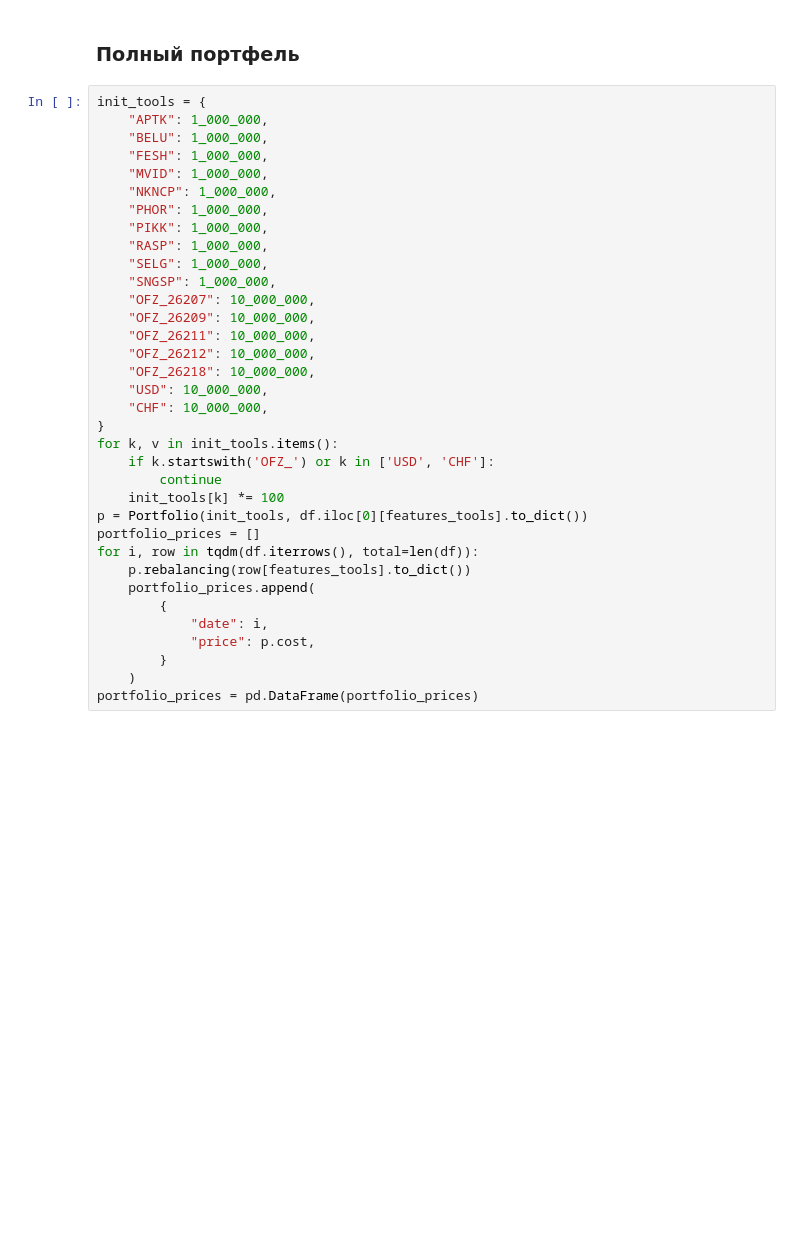
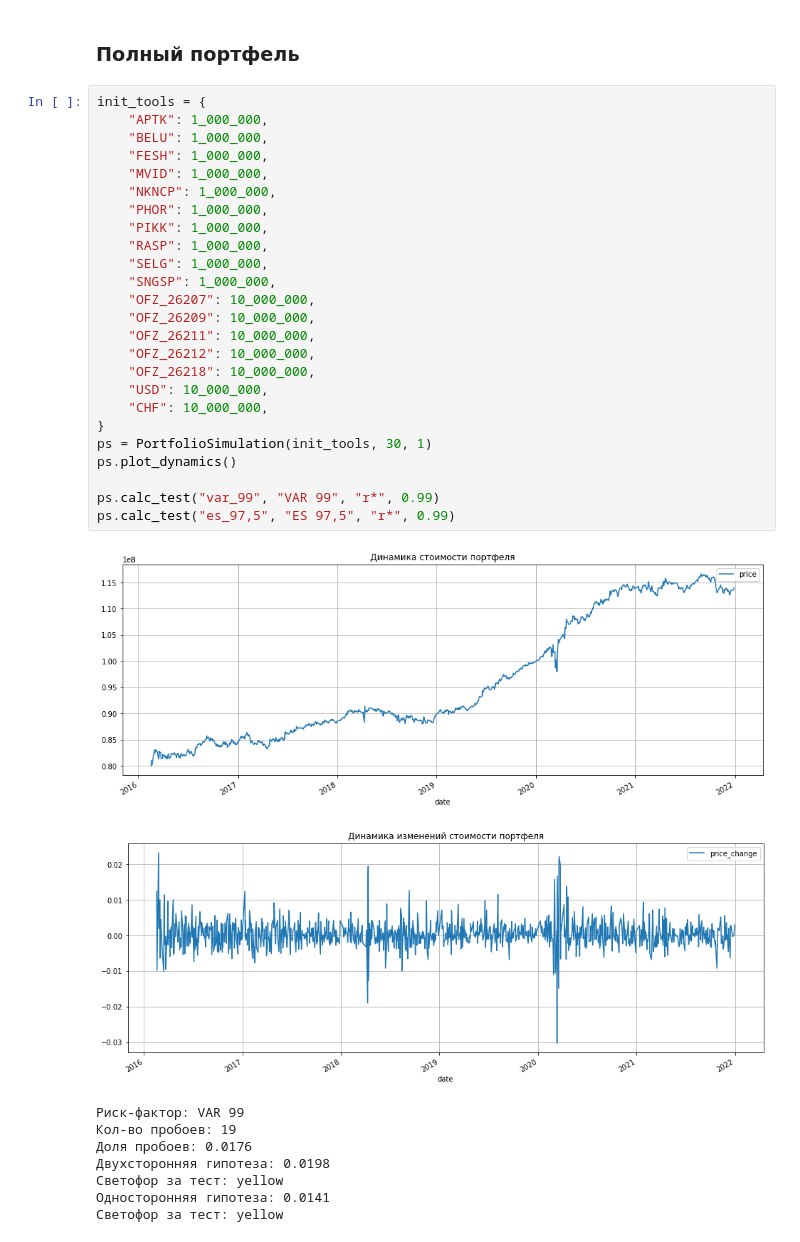
Before and after one commit to goo-goo-goo-joob/hse_market_risk, a Jupyter notebook: 05_backtesting.ipynb, the cells around one changed output. Saved outputs shown, nothing was run; the diff lists cells and outputs as text; blank space fills up the shorter version.

```diff
--- a/05_backtesting.ipynb
+++ b/05_backtesting.ipynb
@@ -258,35 +367,35 @@ def get_step_simulations(data, t, rounds=1000, random_state=42):
 # %%
 init_tools = {
     "APTK": 1_000_000,
     "BELU": 1_000_000,
     "FESH": 1_000_000,
     "MVID": 1_000_000,
     "NKNCP": 1_000_000,
     "PHOR": 1_000_000,
     "PIKK": 1_000_000,
     "RASP": 1_000_000,
     "SELG": 1_000_000,
     "SNGSP": 1_000_000,
     "OFZ_26207": 10_000_000,
     "OFZ_26209": 10_000_000,
     "OFZ_26211": 10_000_000,
     "OFZ_26212": 10_000_000,
     "OFZ_26218": 10_000_000,
     "USD": 10_000_000,
     "CHF": 10_000_000,
 }
-for k, v in init_tools.items():
-    if k.startswith('OFZ_') or k in ['USD', 'CHF']:
-        continue
-    init_tools[k] *= 100
-p = Portfolio(init_tools, df.iloc[0][features_tools].to_dict())
-portfolio_prices = []
-for i, row in tqdm(df.iterrows(), total=len(df)):
-    p.rebalancing(row[features_tools].to_dict())
-    portfolio_prices.append(
-        {
-            "date": i,
-            "price": p.cost,
-        }
-    )
-portfolio_prices = pd.DataFrame(portfolio_prices)
+ps = PortfolioSimulation(init_tools, 30, 1)
+ps.plot_dynamics()
+
+ps.calc_test("var_99", "VAR 99", "r*", 0.99)
+ps.calc_test("es_97,5", "ES 97,5", "r*", 0.99)
+# %% [output]
+[figure, added]
+[figure, added]
+Риск-фактор: VAR 99
+Кол-во пробоев: 19
+Доля пробоев: 0.0176
+Двухсторонняя гипотеза: 0.0198
+Светофор за тест: yellow
+Односторонняя гипотеза: 0.0141
+Светофор за тест: yellow
```
Also changed, not shown: parts of 26 cells of this notebook.
